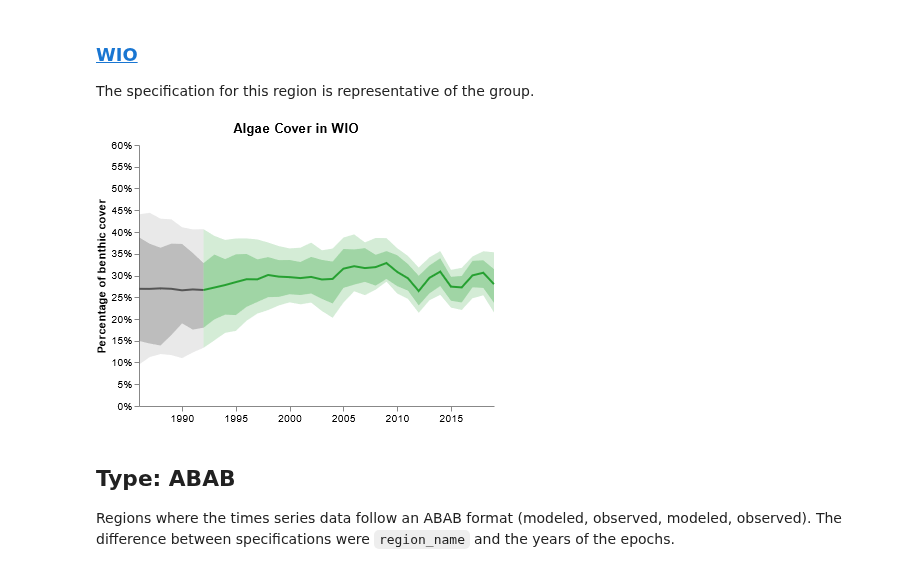
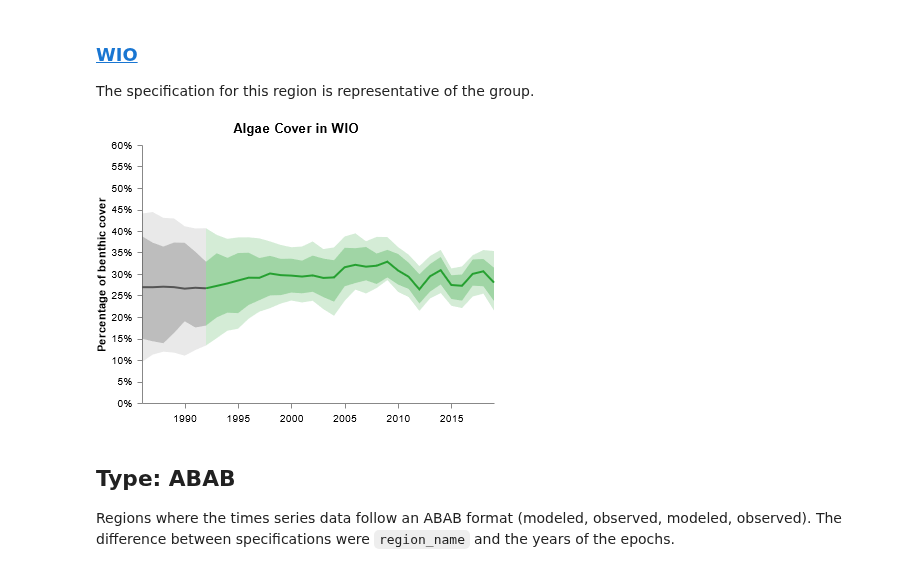
Before and after one commit to pkerins/wri-projects, a Jupyter notebook: ocean-watch/coral/visualizations/algae-cover.ipynb, the cells around one changed output. Drawn from its saved outputs; the diff is of its cells as text; code cells hidden in the pictures.

```diff
--- a/ocean-watch/coral/visualizations/algae-cover.ipynb
+++ b/ocean-watch/coral/visualizations/algae-cover.ipynb
@@ -113,12 +113,16 @@ spec=json.loads("""
       "orient": "bottom",
       "scale": "xscale",
       "labelFlush": true,
-      "labelOverlap": true
+      "labelOverlap": true,
+      "labelPadding": 5
     },
     {
       "orient": "left",
       "scale": "yscale",
       "title": "Percentage of benthic cover",
+      "labelAlign": "right",
+      "labelBaseline": "middle",
+      "labelPadding": 5,
       "format": "%"
     }
   ],
@@ -262,34 +266,34 @@ spec=json.loads("""
               "fill": {"value": "#bb6633"},
               "fillOpacity": {"value": 0.7}
             }
           }
         },
         {
           "type": "line",
           "from": {"data": "ac_obs"},
           "encode": {
             "update": {
               "x": {"scale": "xscale", "field": "year"},
               "y": {"scale": "yscale", "field": "value"},
               "stroke": {"value": "#26a031"},
               "tooltip": {
                 "signal": "{title:'Algae Cover', 'Region':datum.gcrmn_reg, 'Year':timeFormat(datum.year,'%Y'), 'Cover':format(datum.value,'.2%'), '80% Confidence':format(datum.lower_80*100,'.1f')+'–'+format(datum.upper_80*100,'.1f')+'%', '95% Confidence':format(datum.lower_95*100,'.1f')+'–'+format(datum.upper_95*100,'.1f')+'%', 'Method':(datum.measured ? 'Mean of observations' : 'Modeled')}"
               }
             },
             "hover": {"stroke": {"value": "#bb6633"}}
           }
         }
       ]
     }
   ]
 }
 """)
 vega_view=dict(spec)
 vega_view['width']=widget_width
 vega_view['height']=widget_height
 Vega(vega_view)
 # %% [output]
-[figure, old version]
+[figure, new version]
 # %% [markdown]
 ## Type: ABAB
 Regions where the times series data follow an ABAB format (modeled, observed, modeled, observed). The difference between specifications were `region_name` and the years of the epochs.
```
Also changed, not shown: parts of 3 cells of this notebook, 2 other files.
